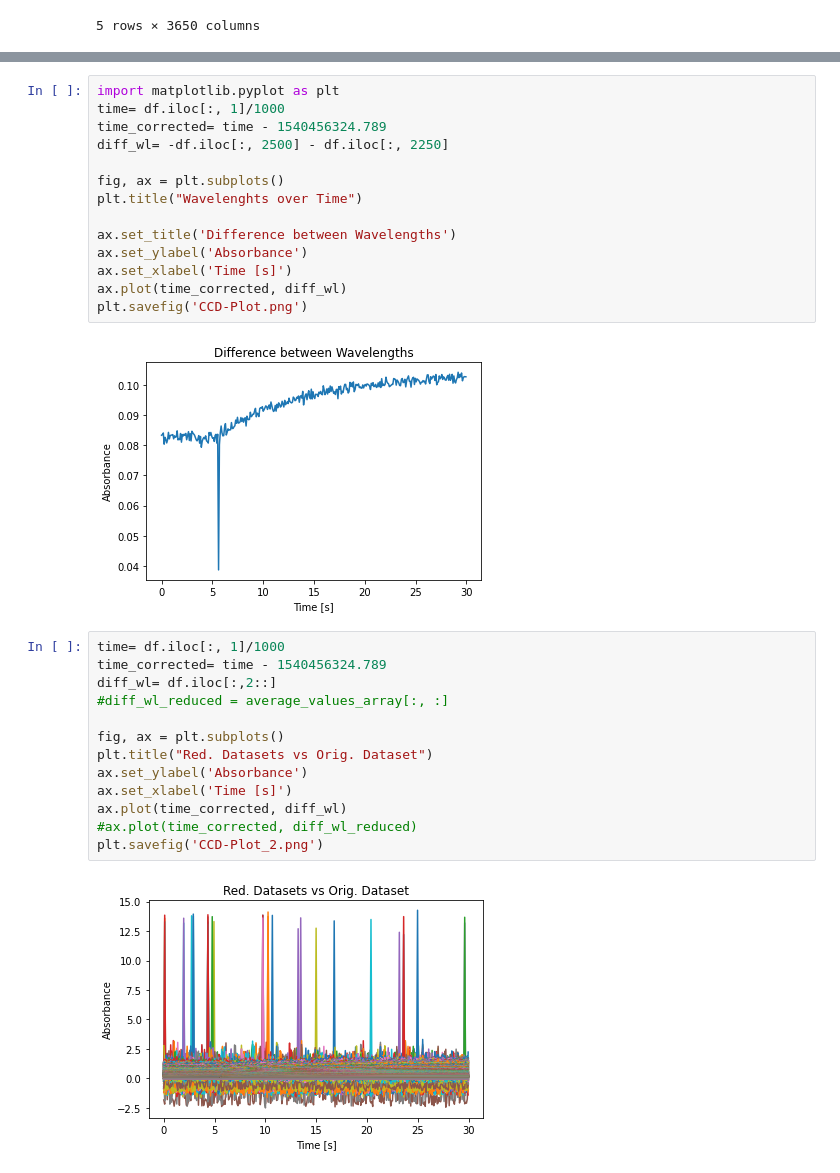
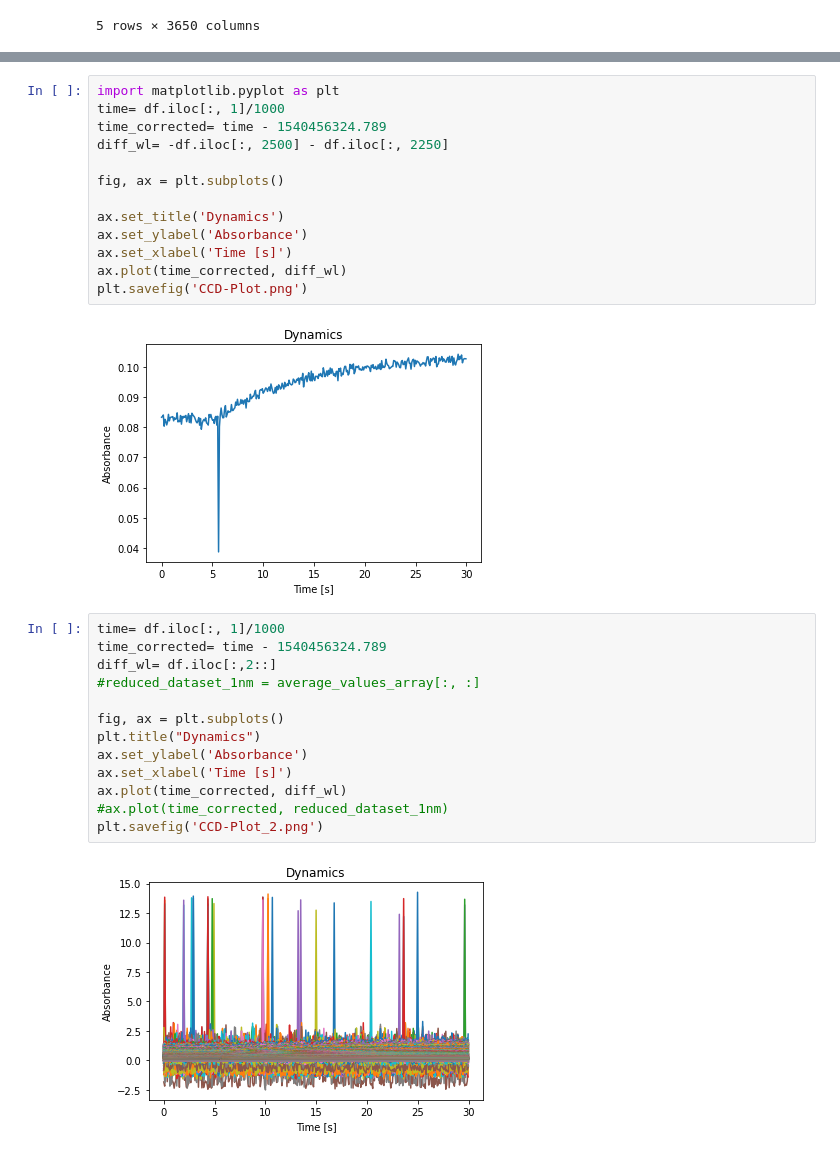
Before and after one commit to lucasassara/Data-Science-Fundamentals-Luca-Sassara-FS22, a Jupyter notebook: CodingTask1.ipynb, the cells around one changed output, grey strips where cells are left out. Saved outputs shown, nothing was run; the diff lists cells and outputs as text.

```diff
--- a/CodingTask1.ipynb
+++ b/CodingTask1.ipynb
@@ -128,31 +131,30 @@ nm4_averaged_s()
 # %%
 import matplotlib.pyplot as plt
 time= df.iloc[:, 1]/1000
 time_corrected= time - 1540456324.789
 diff_wl= -df.iloc[:, 2500] - df.iloc[:, 2250]
 
 fig, ax = plt.subplots()
-plt.title("Wavelenghts over Time")
 
-ax.set_title('Difference between Wavelengths')
+ax.set_title('Dynamics')
 ax.set_ylabel('Absorbance')
 ax.set_xlabel('Time [s]')
 ax.plot(time_corrected, diff_wl)
 plt.savefig('CCD-Plot.png')
 # %% [output]
-[figure, old version]
+[figure, new version]
 # %%
 time= df.iloc[:, 1]/1000
 time_corrected= time - 1540456324.789
 diff_wl= df.iloc[:,2::]
-#diff_wl_reduced = average_values_array[:, :]
+#reduced_dataset_1nm = average_values_array[:, :]
 
 fig, ax = plt.subplots()
-plt.title("Red. Datasets vs Orig. Dataset")
+plt.title("Dynamics")
 ax.set_ylabel('Absorbance')
 ax.set_xlabel('Time [s]')
 ax.plot(time_corrected, diff_wl)
-#ax.plot(time_corrected, diff_wl_reduced)
+#ax.plot(time_corrected, reduced_dataset_1nm)
 plt.savefig('CCD-Plot_2.png')
 # %% [output]
-[figure, old version]
+[figure, new version]
```
Also changed, not shown: parts of 4 cells of this notebook.
